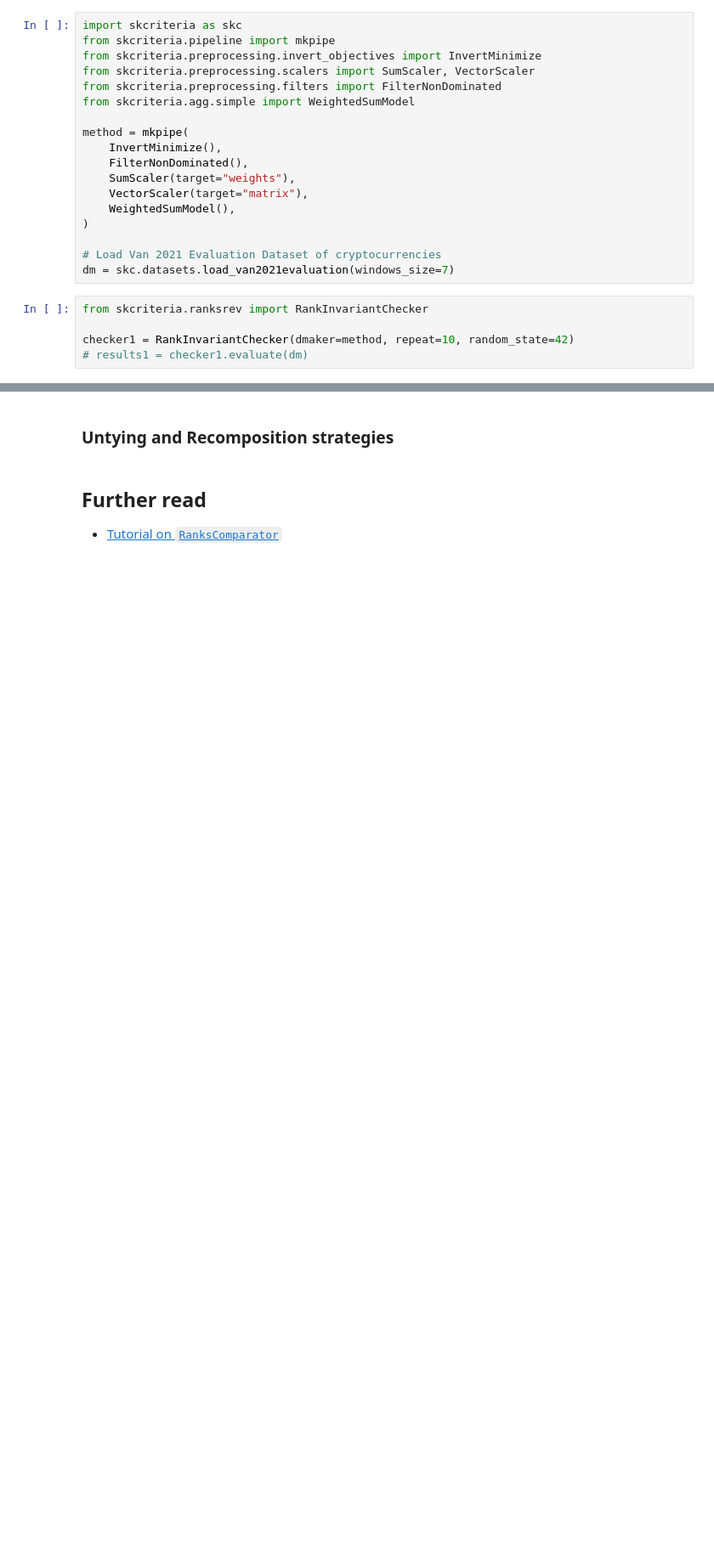
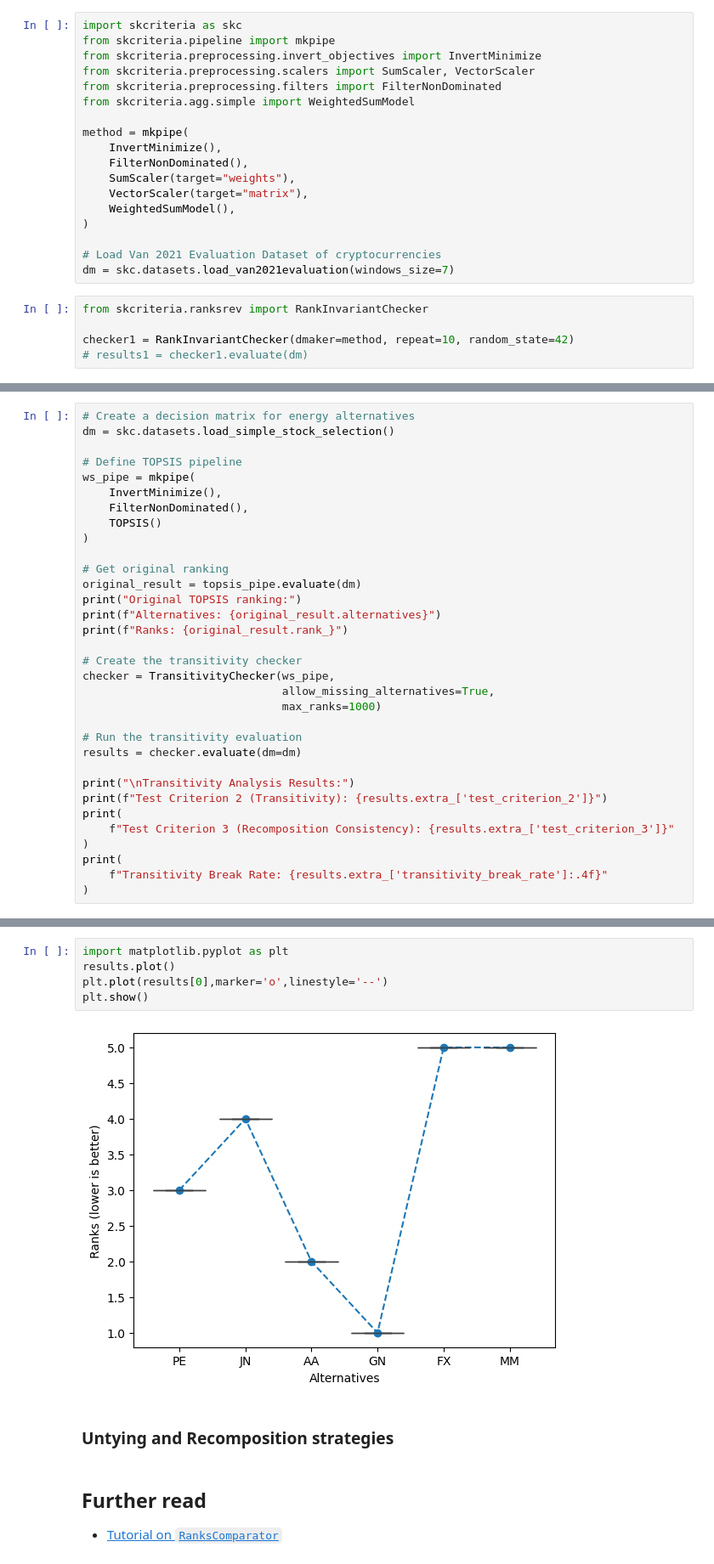
Before and after one commit to quatrope/scikit-criteria, a Jupyter notebook: docs/source/tutorial/rankrev.ipynb, the cells around one changed output, grey strips where cells are left out. Shown at 85% size. Cells and saved outputs as stored; diff of their text form; blank space fills up the shorter version.

```diff
--- a/docs/source/tutorial/rankrev.ipynb
+++ b/docs/source/tutorial/rankrev.ipynb
@@ -93,0 +161,33 @@ checker.evaluate(dm=dm)
+# %%
+# Create a decision matrix for energy alternatives
+dm = skc.datasets.load_simple_stock_selection()
+
+# Define TOPSIS pipeline
+ws_pipe = mkpipe(
+    InvertMinimize(),
+    FilterNonDominated(),
+    TOPSIS()
+)
+
+# Get original ranking
+original_result = topsis_pipe.evaluate(dm)
+print("Original TOPSIS ranking:")
+print(f"Alternatives: {original_result.alternatives}")
+print(f"Ranks: {original_result.rank_}")
+
+# Create the transitivity checker
+checker = TransitivityChecker(ws_pipe,
+                              allow_missing_alternatives=True,
+                              max_ranks=1000)
+
+# Run the transitivity evaluation
+results = checker.evaluate(dm=dm)
+
+print("\nTransitivity Analysis Results:")
+print(f"Test Criterion 2 (Transitivity): {results.extra_['test_criterion_2']}")
+print(
+    f"Test Criterion 3 (Recomposition Consistency): {results.extra_['test_criterion_3']}"
+)
+print(
+    f"Transitivity Break Rate: {results.extra_['transitivity_break_rate']:.4f}"
+)
@@ -94,3 +205,10 @@ checker.evaluate(dm=dm)
+# %%
+import matplotlib.pyplot as plt
+results.plot()
+plt.plot(results[0],marker='o',linestyle='--')
+plt.show()
+# %% [output]
+[figure, added]
 # %% [markdown]
 ### Untying and Recomposition strategies
 # %% [markdown]
```
Also changed, not shown: parts of 13 cells of this notebook.
